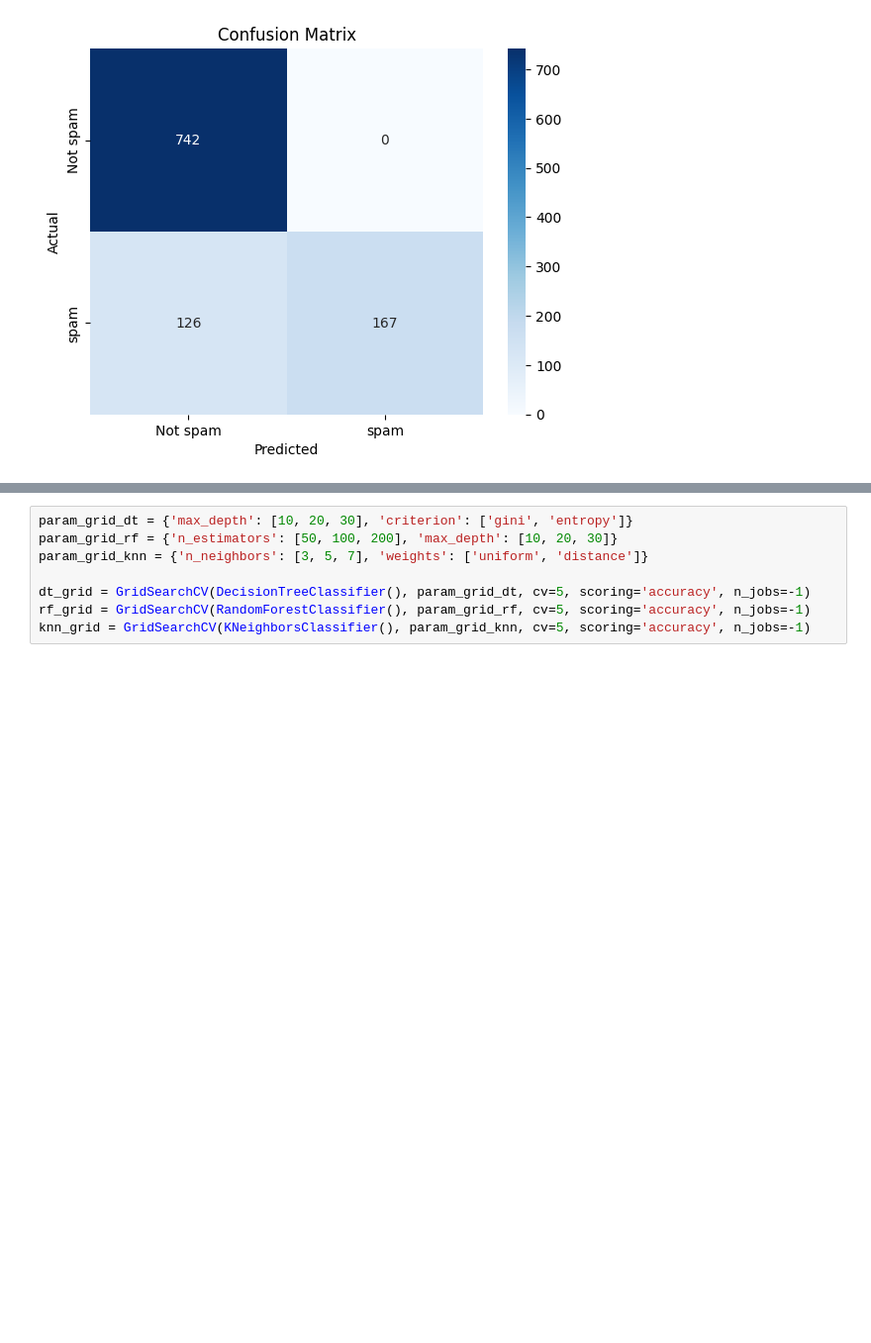
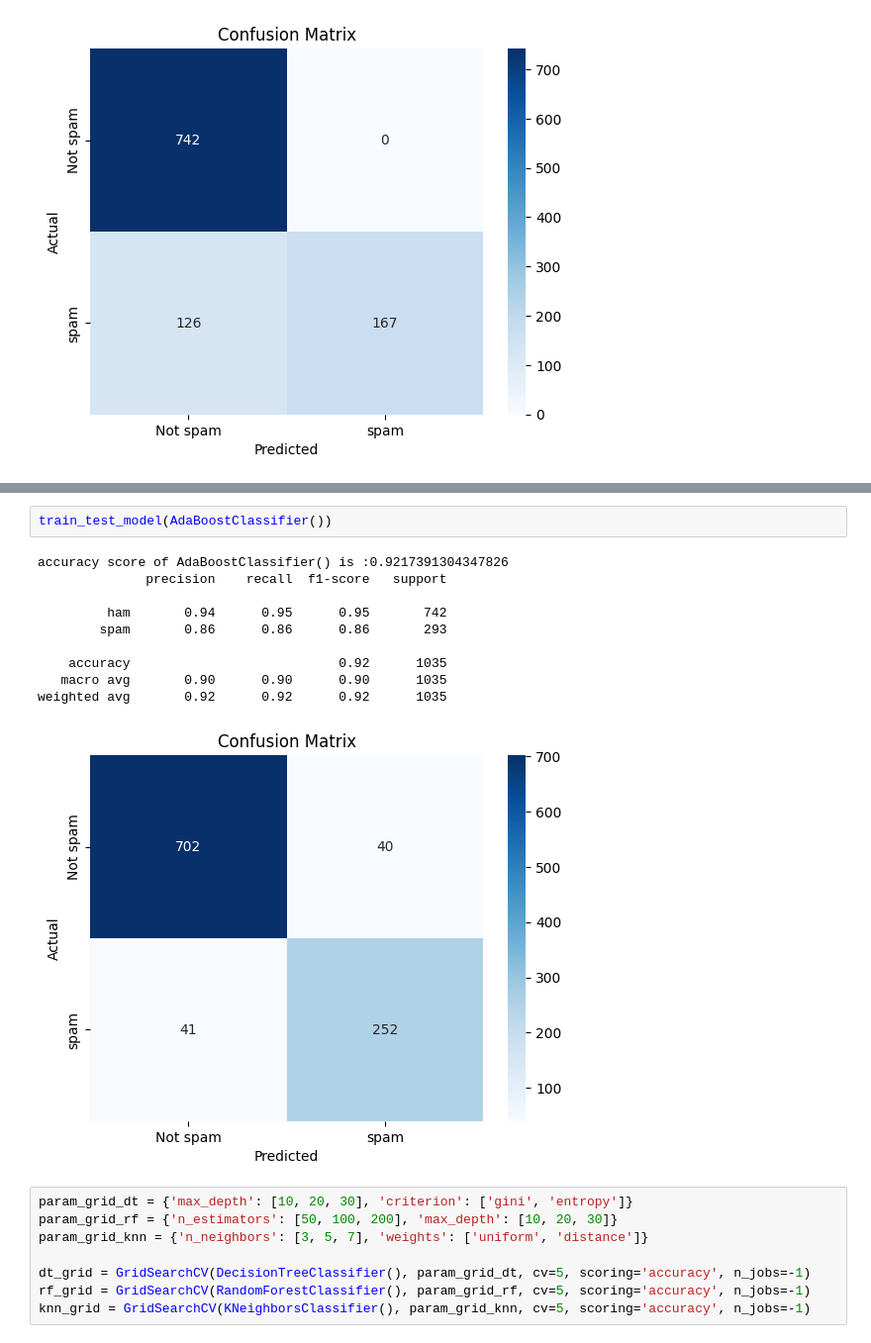
Before and after one commit to raniamaamer/spam-email-detection, a Jupyter notebook: spam detection.ipynb, the cells around one changed output, grey strips where cells are left out. Shown: that part at 99% size. Drawn from its saved outputs; the diff is of its cells as text; blank space fills up the shorter version.

```diff
--- a/spam detection.ipynb
+++ b/spam detection.ipynb
@@ -322,3 +363,16 @@ weighted avg       0.90      0.88      0.87      1035
+# %%
+train_test_model(AdaBoostClassifier())
+# %% [output]
+accuracy score of AdaBoostClassifier() is :0.9217391304347826
+              precision    recall  f1-score   support
+
+         ham       0.94      0.95      0.95       742
+        spam       0.86      0.86      0.86       293
+
+    accuracy                           0.92      1035
+   macro avg       0.90      0.90      0.90      1035
+weighted avg       0.92      0.92      0.92      1035
+[figure, added]
 # %%
 param_grid_dt = {'max_depth': [10, 20, 30], 'criterion': ['gini', 'entropy']}
 param_grid_rf = {'n_estimators': [50, 100, 200], 'max_depth': [10, 20, 30]}
```
Also changed, not shown: parts of 12 cells of this notebook.
